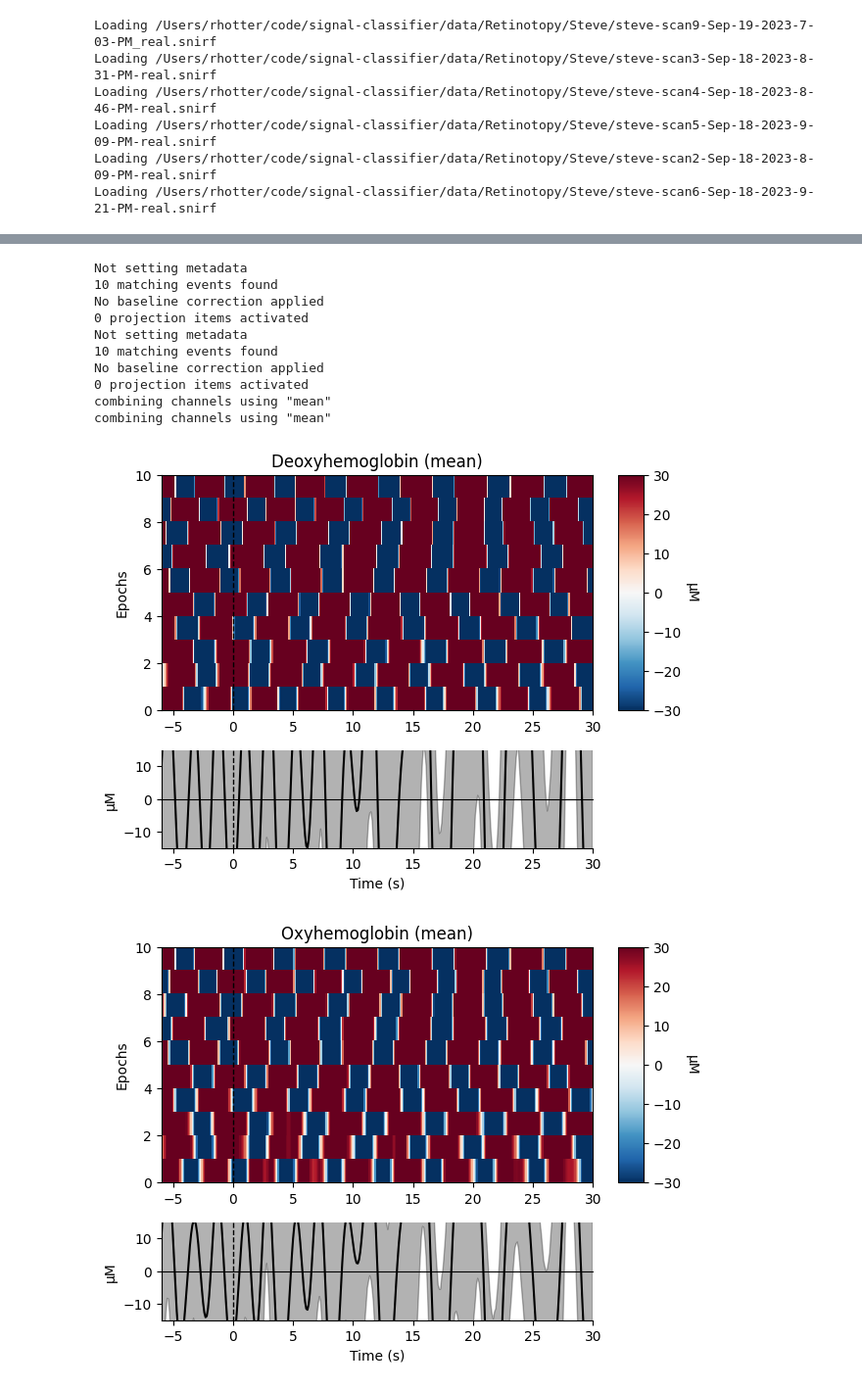
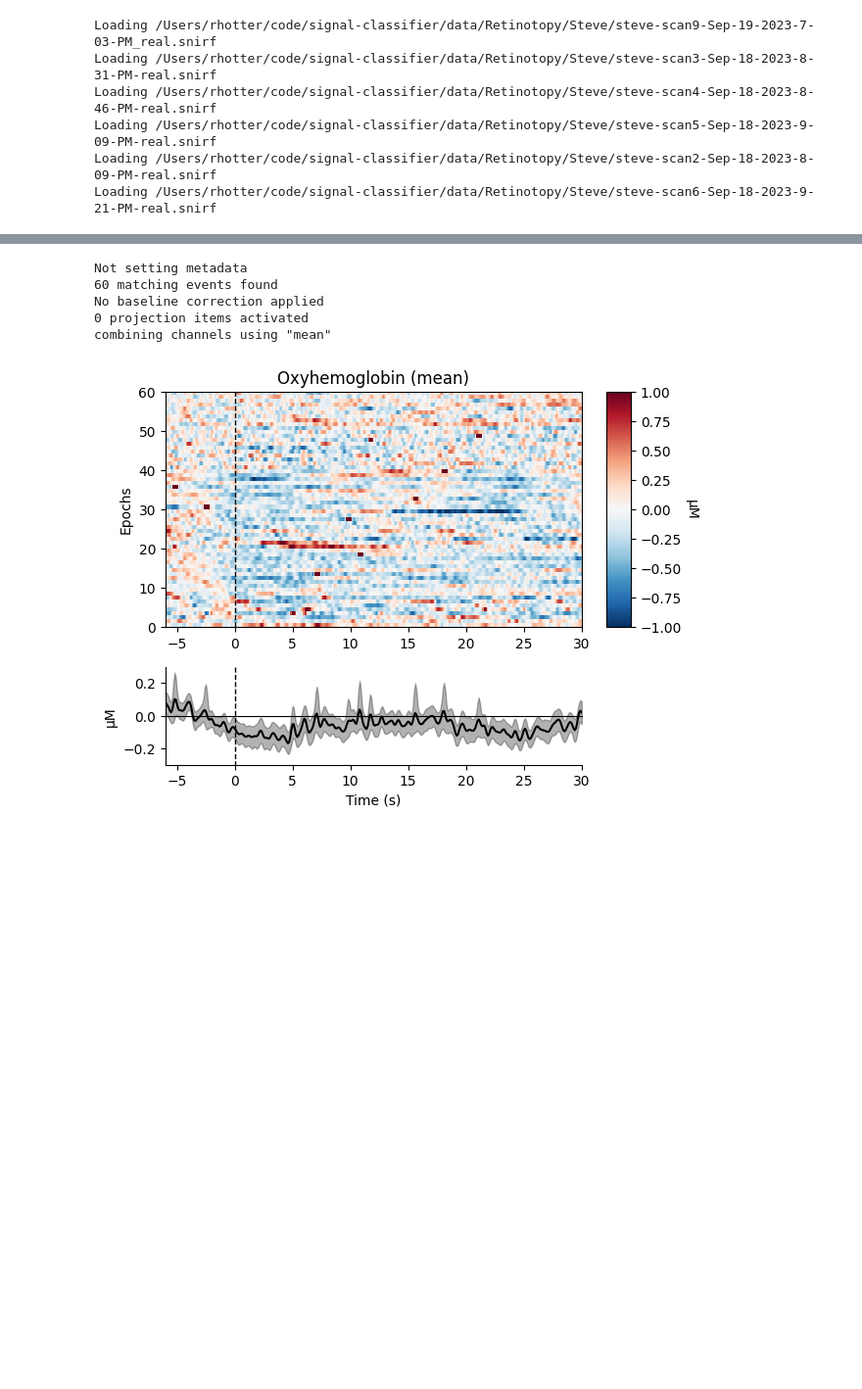
Before and after one commit to neural-imagery/signal-classifier, a Jupyter notebook: load.ipynb, the cells around one changed output, grey strips where cells are left out. Shown at 98% size. Drawn from its saved outputs; the diff is of its cells as text; code cells hidden in the pictures; blank space fills up the shorter version.

```diff
--- a/load.ipynb
+++ b/load.ipynb
@@ -79,3 +57 @@ plt.show()
-# %%
-od.info["bads"] = list(compress(od.ch_names, sci < 0.5))
 # %%
@@ -100,26 +64,0 @@ conc.info
-# %%
-groups = {
-    "left": [],
-    "right": []
-}
-
-left_substrs = ["S1", "S2"]
-right_substrs = ["S3", "S4"]
-substr_lists = {"left": left_substrs,
-                "right": right_substrs}
-for i, ch_name in enumerate(conc.ch_names):
-    for cat_name, substr_list in substr_lists.items():
-        for substr in substr_list:
-            if substr in ch_name:
-                groups[cat_name].append(ch_name)
-                break
-
-
-group_idxs = {}
-for cat, ch_list in groups.items():
-    group_idxs[cat] = mne.pick_channels(
-    conc.ch_names, ch_list, ordered=True
-)
-
-print(groups)
-print(group_idxs)
@@ -201,0 +90,3 @@ epochs["left"].pick(group_idxs["left"])
+# %%
+left_channels = ["S2_D3 hbo", "S2_D4 hbo"]
+right_channels = ["S3_D5 hbo", "S3_D6 hbo"]
@@ -223,21 +119,15 @@ combining channels using "mean"
 # %%
-epochs["lef"].pick(group_idxs["left"]).plot_image(
+epochs["right"].pick(right_channels).plot_image(
     combine="mean",
-    vmin=-30,
-    vmax=30,
-    ts_args=dict(ylim=dict(hbo=[-15, 15], hbr=[-15, 15])),
+    vmin=-1,
+    vmax=1,
+    ts_args=dict(ylim=dict(hbo=[-0.3, 0.3], hbr=[-0.3, 0.3])),
 )
 plt.show()
 # %% [output]
 Not setting metadata
-10 matching events found
-No baseline correction applied
-0 projection items activated
-Not setting metadata
-10 matching events found
+60 matching events found
 No baseline correction applied
 0 projection items activated
 combining channels using "mean"
-combining channels using "mean"
-[figure, old version]
+[figure, new version]
-[figure, removed]
```
Also changed, not shown: parts of 17 cells of this notebook.
